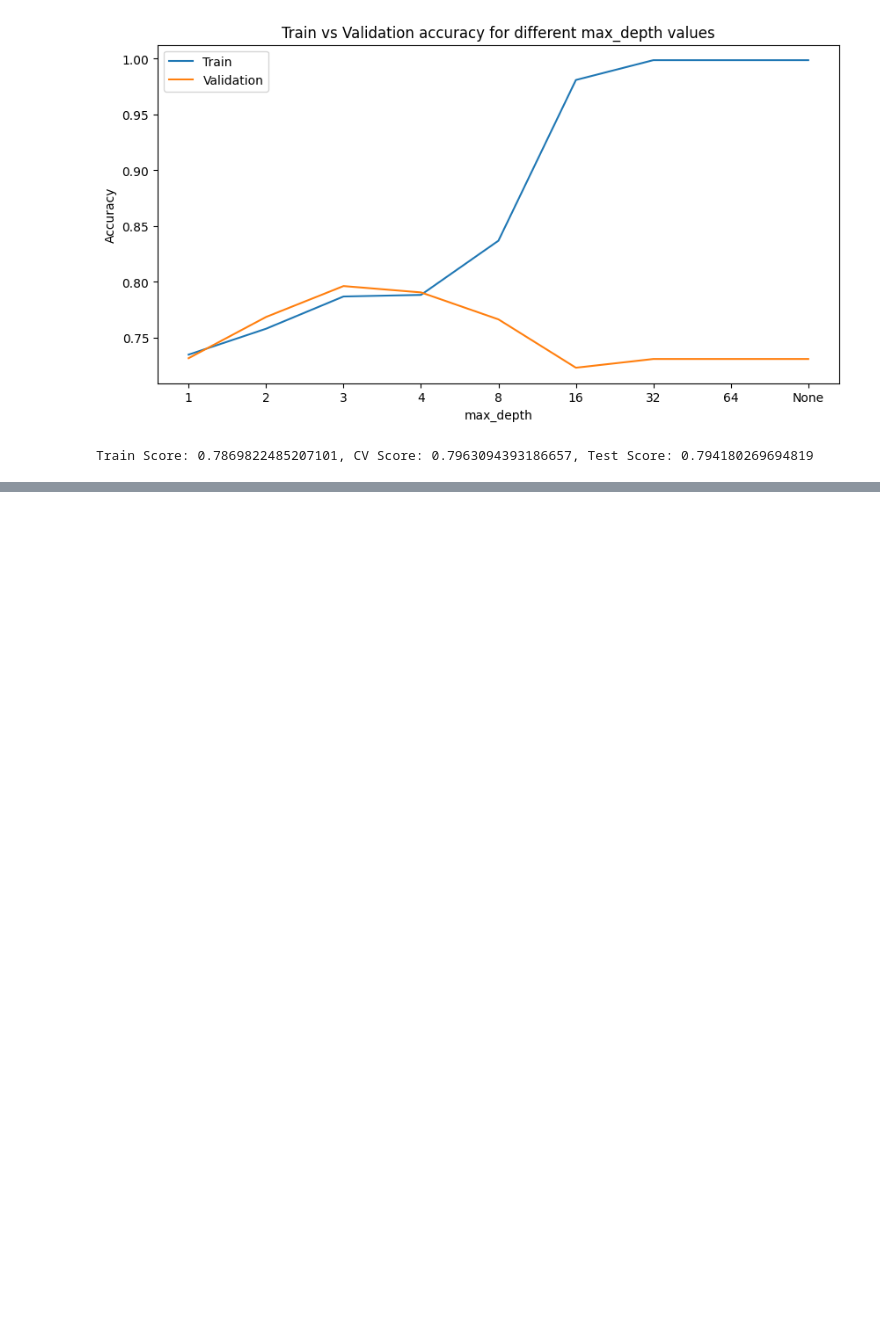
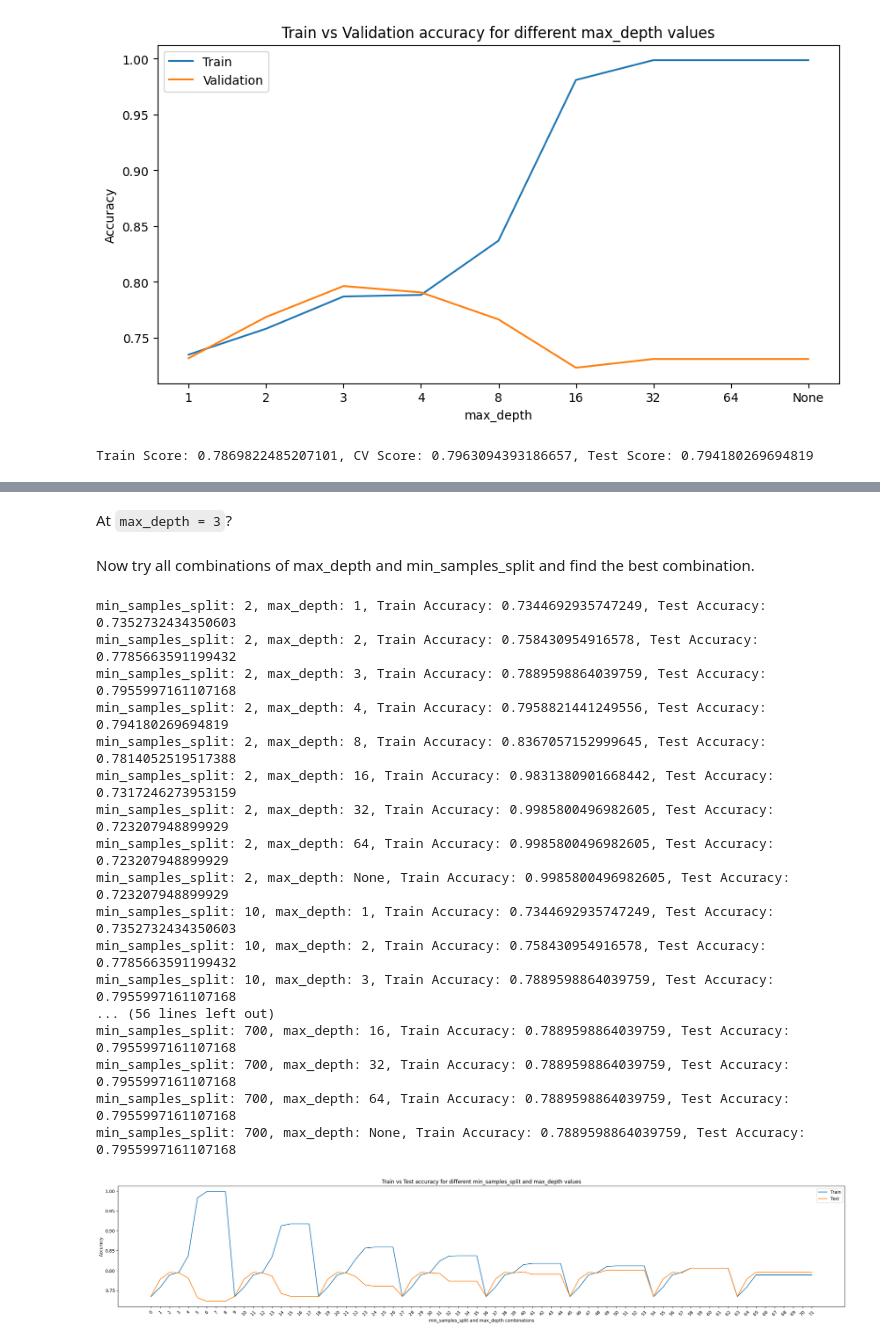
Before and after one commit to E-HAZMATs/Customer-Churn-Predicter, a Jupyter notebook: predictor_using_sklearn_tree.ipynb, the cells around one changed output, grey strips where cells are left out. Saved outputs shown, nothing was run; the diff lists cells and outputs as text; code cells hidden in the pictures; blank space fills up the shorter version.

```diff
--- a/predictor_using_sklearn_tree.ipynb
+++ b/predictor_using_sklearn_tree.ipynb
@@ -162,0 +248,48 @@ Train Score: 0.7869822485207101, CV Score: 0.7963094393186657, Test Score: 0.794
+# %% [markdown]
+At `max_depth = 3`?
+# %% [markdown]
+Now try all combinations of max_depth and min_samples_split and find the best combination.
+# %%
+accuracy_scores_train = []
+accuracy_scores_test = []
+
+for min_samples_split in min_samples_split_list:
+    for max_depth in max_depth_list:
+        model = DecisionTreeClassifier(min_samples_split=min_samples_split, max_depth=max_depth, random_state=42)
+        model.fit(x_train3, y_train3)
+        y_train_pred = model.predict(x_train3)
+        y_test_pred = model.predict(x_test3)
+        accuracy_train = accuracy_score(y_train3, y_train_pred)
+        accuracy_test = accuracy_score(y_test3, y_test_pred)
+        accuracy_scores_train.append([min_samples_split, max_depth, accuracy_train])
+        accuracy_scores_test.append([min_samples_split, max_depth, accuracy_test])
+        print(f'min_samples_split: {min_samples_split}, max_depth: {max_depth}, Train Accuracy: {accuracy_train}, Test Accuracy: {accuracy_test}')
+
+plt.figure(figsize=(30, 5))
+plt.title('Train vs Test accuracy for different min_samples_split and max_depth values')
+plt.xlabel('min_samples_split and max_depth combinations')
+plt.ylabel('Accuracy')
+plt.plot([row[2] for row in accuracy_scores_train], label='Train')
+plt.plot([row[2] for row in accuracy_scores_test], label='Test')
+plt.xticks(ticks=range(len(accuracy_scores_train)), rotation=45)
+plt.legend()
+plt.show()
+# %% [output]
+min_samples_split: 2, max_depth: 1, Train Accuracy: 0.7344692935747249, Test Accuracy: 0.7352732434350603
+min_samples_split: 2, max_depth: 2, Train Accuracy: 0.758430954916578, Test Accuracy: 0.7785663591199432
+min_samples_split: 2, max_depth: 3, Train Accuracy: 0.7889598864039759, Test Accuracy: 0.7955997161107168
+min_samples_split: 2, max_depth: 4, Train Accuracy: 0.7958821441249556, Test Accuracy: 0.794180269694819
+min_samples_split: 2, max_depth: 8, Train Accuracy: 0.8367057152999645, Test Accuracy: 0.7814052519517388
+min_samples_split: 2, max_depth: 16, Train Accuracy: 0.9831380901668442, Test Accuracy: 0.7317246273953159
+min_samples_split: 2, max_depth: 32, Train Accuracy: 0.9985800496982605, Test Accuracy: 0.723207948899929
+min_samples_split: 2, max_depth: 64, Train Accuracy: 0.9985800496982605, Test Accuracy: 0.723207948899929
+min_samples_split: 2, max_depth: None, Train Accuracy: 0.9985800496982605, Test Accuracy: 0.723207948899929
+min_samples_split: 10, max_depth: 1, Train Accuracy: 0.7344692935747249, Test Accuracy: 0.7352732434350603
+min_samples_split: 10, max_depth: 2, Train Accuracy: 0.758430954916578, Test Accuracy: 0.7785663591199432
+min_samples_split: 10, max_depth: 3, Train Accuracy: 0.7889598864039759, Test Accuracy: 0.7955997161107168
+... (56 lines left out)
+min_samples_split: 700, max_depth: 16, Train Accuracy: 0.7889598864039759, Test Accuracy: 0.7955997161107168
+min_samples_split: 700, max_depth: 32, Train Accuracy: 0.7889598864039759, Test Accuracy: 0.7955997161107168
+min_samples_split: 700, max_depth: 64, Train Accuracy: 0.7889598864039759, Test Accuracy: 0.7955997161107168
+min_samples_split: 700, max_depth: None, Train Accuracy: 0.7889598864039759, Test Accuracy: 0.7955997161107168
+[figure, added]
```
Also changed, not shown: parts of 20 cells of this notebook, 6 other files.
